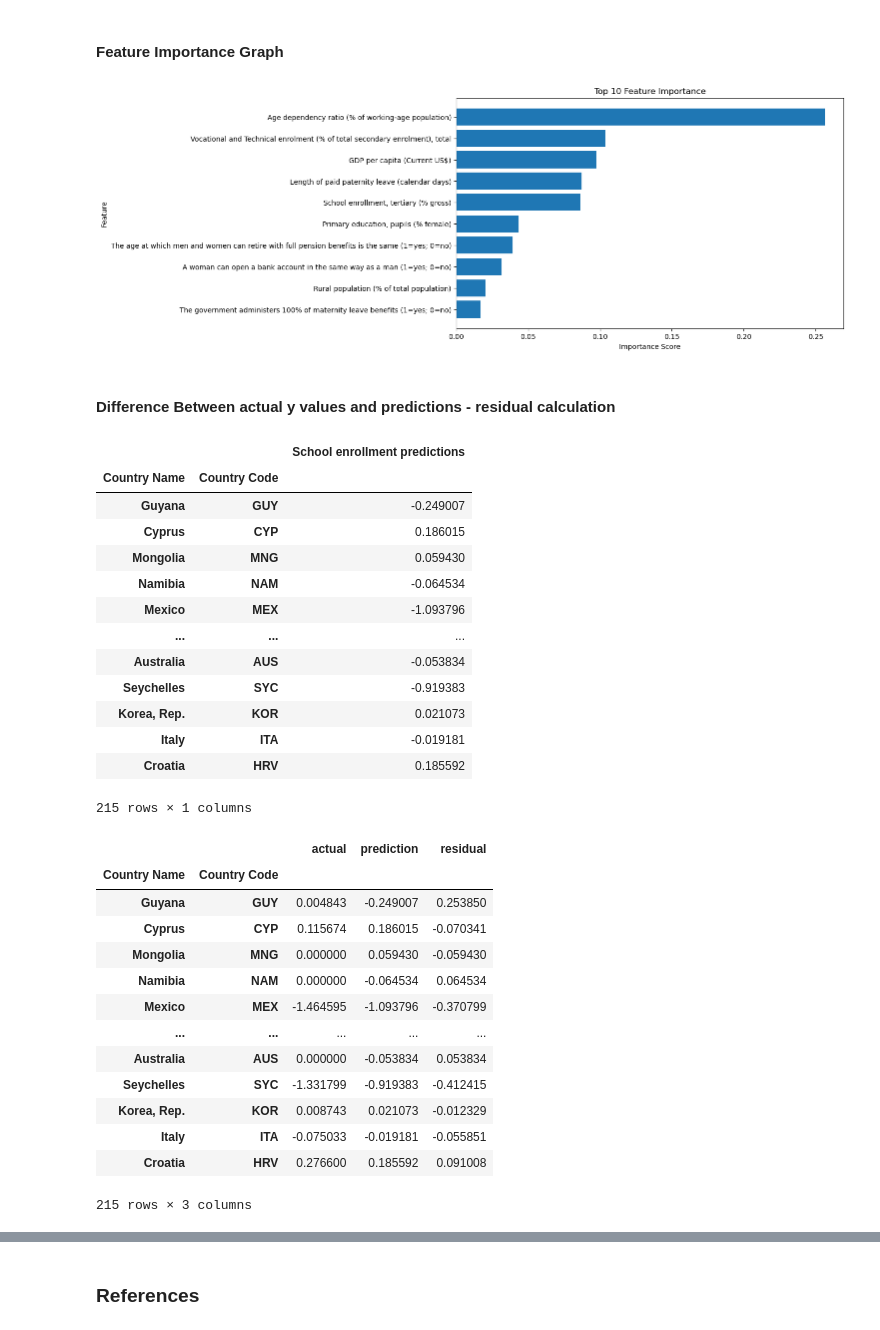
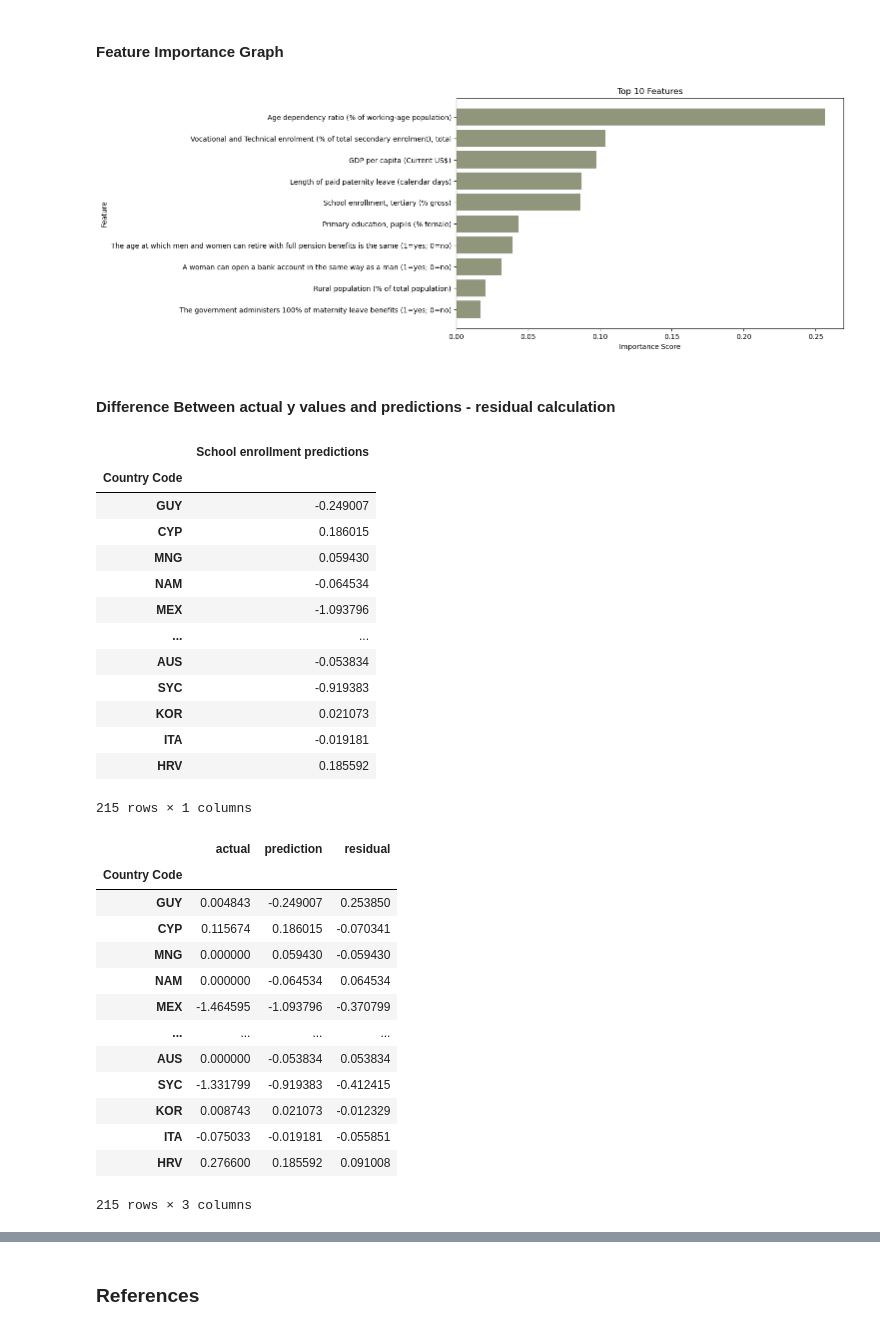
Before and after one commit to MLFP-90803-SP24-FinalProjects/Team13-ML-finalProject-Unveiling-the-Future-of-Women-in-STEM, a Jupyter notebook: Question2Gracie.ipynb, the cells around one changed output, grey strips where cells are left out. Cells and saved outputs as stored; diff of their text form; code cells hidden in the pictures.

Commit message:
fixing plots

```diff
--- a/Question2Gracie.ipynb
+++ b/Question2Gracie.ipynb
@@ -36,6 +36,7 @@ from xgboost import XGBRegressor
 # %%
 #load in the dataset
 df = pd.read_csv('country_index.csv')
-df.set_index(['Country Name', 'Country Code'], inplace=True)
+df.set_index(['Country Code'], inplace=True)
+df.drop(columns='Country Name', inplace=True)
 df.head()
 # %% [output]
@@ -493,21 +464,21 @@ finetuned_results_df
 # %%
 # obtain the feature importance
 feature_importance = xgboost_finetuned.feature_importances_
 
 # sort feature importance in descending order and pick the top 10
 sorted_indices = feature_importance.argsort()[::-1]
 top_10_indices = sorted_indices[:10]
 
 #plot the top 10 importances
 plt.figure(figsize=(10, 6))
-plt.barh(range(10, 0, -1), feature_importance[top_10_indices[::-1]], tick_label=X_train.columns[top_10_indices[::-1]])
+plt.barh(range(10, 0, -1), feature_importance[top_10_indices[::-1]], tick_label=X_train.columns[top_10_indices[::-1]], color = '#90967C')
 plt.xlabel('Importance Score')
 plt.ylabel('Feature')
-plt.title('Top 10 Feature Importance')
+plt.title('Top 10 Features')
 plt.gca().invert_yaxis()
 plt.show()
 # %% [output]
-[figure, old version]
+[figure, new version]
 # %% [markdown]
 #### Difference Between actual y values and predictions - residual calculation
 # %%
@@ -515,19 +486,19 @@ plt.show()
 y_pred_test_df = pd.DataFrame(y_pred_test_xgb_finetuned, index=X_test.index, columns = ['School enrollment predictions'])
 y_pred_test_df
 # %% [output]
-|  |  | School enrollment predictions |
-| Country Name | Country Code |  |
-| Guyana | GUY | -0.249007 |
-| Cyprus | CYP | 0.186015 |
-| Mongolia | MNG | 0.059430 |
-| Namibia | NAM | -0.064534 |
-| Mexico | MEX | -1.093796 |
-| ... | ... | ... |
-| Australia | AUS | -0.053834 |
-| Seychelles | SYC | -0.919383 |
-| Korea, Rep. | KOR | 0.021073 |
-| Italy | ITA | -0.019181 |
-| Croatia | HRV | 0.185592 |
+|  | School enrollment predictions |
+| Country Code |  |
+| GUY | -0.249007 |
+| CYP | 0.186015 |
+| MNG | 0.059430 |
+| NAM | -0.064534 |
+| MEX | -1.093796 |
+| ... | ... |
+| AUS | -0.053834 |
+| SYC | -0.919383 |
+| KOR | 0.021073 |
+| ITA | -0.019181 |
+| HRV | 0.185592 |
 215 rows × 1 columns
 # %%
 #create a df with actual and predicted secondary school female enrollment by country
@@ -537,18 +508,18 @@ dif_df['residual'] = dif_df['actual'] - dif_df['prediction']
 #show the df
 dif_df
 # %% [output]
-|  |  | actual | prediction | residual |
-| Country Name | Country Code |  |  |  |
-| Guyana | GUY | 0.004843 | -0.249007 | 0.253850 |
-| Cyprus | CYP | 0.115674 | 0.186015 | -0.070341 |
-| Mongolia | MNG | 0.000000 | 0.059430 | -0.059430 |
-| Namibia | NAM | 0.000000 | -0.064534 | 0.064534 |
-| Mexico | MEX | -1.464595 | -1.093796 | -0.370799 |
-| ... | ... | ... | ... | ... |
-| Australia | AUS | 0.000000 | -0.053834 | 0.053834 |
-| Seychelles | SYC | -1.331799 | -0.919383 | -0.412415 |
-| Korea, Rep. | KOR | 0.008743 | 0.021073 | -0.012329 |
-| Italy | ITA | -0.075033 | -0.019181 | -0.055851 |
-| Croatia | HRV | 0.276600 | 0.185592 | 0.091008 |
+|  | actual | prediction | residual |
+| Country Code |  |  |  |
+| GUY | 0.004843 | -0.249007 | 0.253850 |
+| CYP | 0.115674 | 0.186015 | -0.070341 |
+| MNG | 0.000000 | 0.059430 | -0.059430 |
+| NAM | 0.000000 | -0.064534 | 0.064534 |
+| MEX | -1.464595 | -1.093796 | -0.370799 |
+| ... | ... | ... | ... |
+| AUS | 0.000000 | -0.053834 | 0.053834 |
+| SYC | -1.331799 | -0.919383 | -0.412415 |
+| KOR | 0.008743 | 0.021073 | -0.012329 |
+| ITA | -0.075033 | -0.019181 | -0.055851 |
+| HRV | 0.276600 | 0.185592 | 0.091008 |
 215 rows × 3 columns
 # %% [markdown]
```
Also changed, not shown: parts of 11 cells of this notebook.
